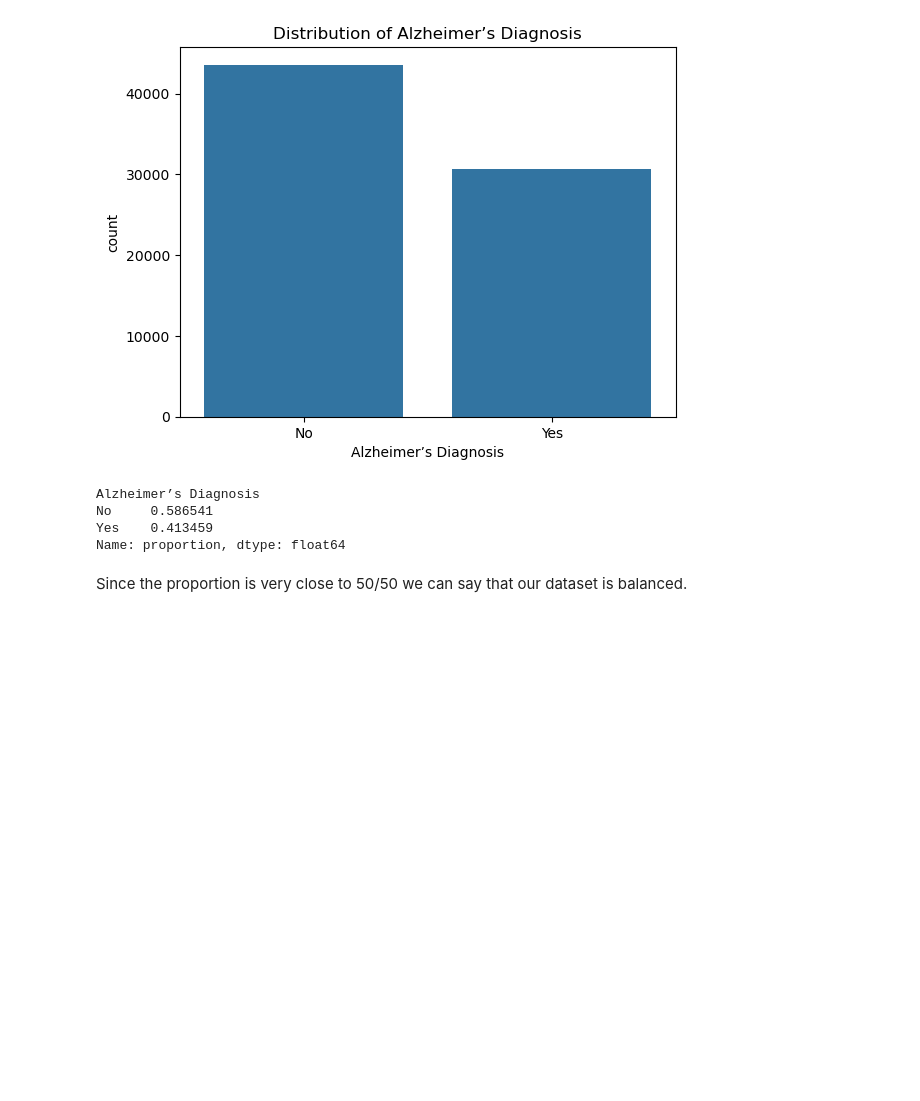
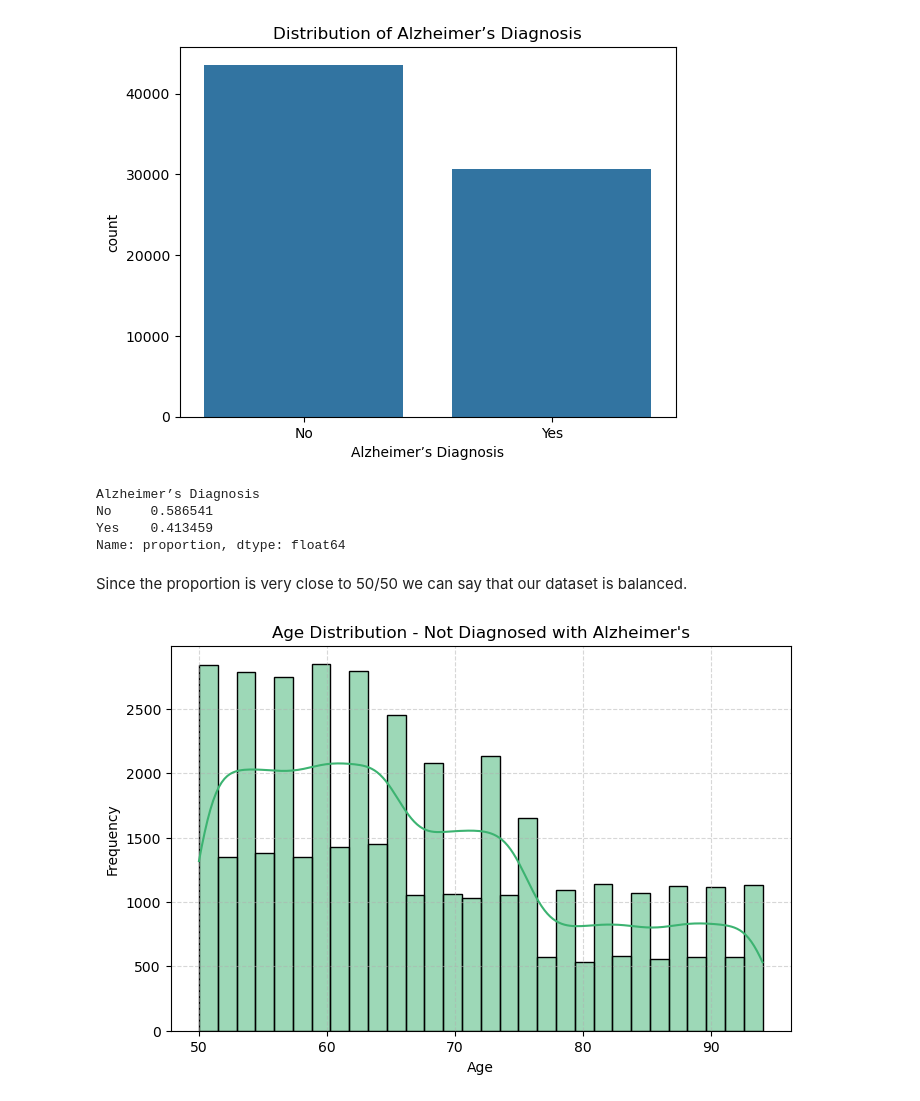
Before and after one commit to ileontios03/EPL448_Project, a Jupyter notebook: eda.ipynb, the cells around one changed output. Drawn from its saved outputs; the diff is of its cells as text; code cells hidden in the pictures; blank space fills up the shorter version.

```diff
--- a/eda.ipynb
+++ b/eda.ipynb
@@ -106,3 +106,22 @@ Yes    0.413459
 Name: proportion, dtype: float64
 # %% [markdown]
 Since the proportion is very close to 50/50 we can say that our dataset is balanced.
+# %%
+
+# Plot for 'No' (not diagnosed)
+plt.figure(figsize=(8, 5))
+sns.histplot(
+    data=df[df['Alzheimer’s Diagnosis'] == 'No'],
+    x='Age',
+    bins=30,
+    kde=True,
+    color='mediumseagreen',
+    edgecolor='black'
+)
+plt.title("Age Distribution - Not Diagnosed with Alzheimer's")
+plt.xlabel("Age")
+plt.ylabel("Frequency")
+plt.grid(True, linestyle='--', alpha=0.5)
+plt.show()
+# %% [output]
+[figure, added]
```
Also changed, not shown: parts of 1 cell of this notebook.
